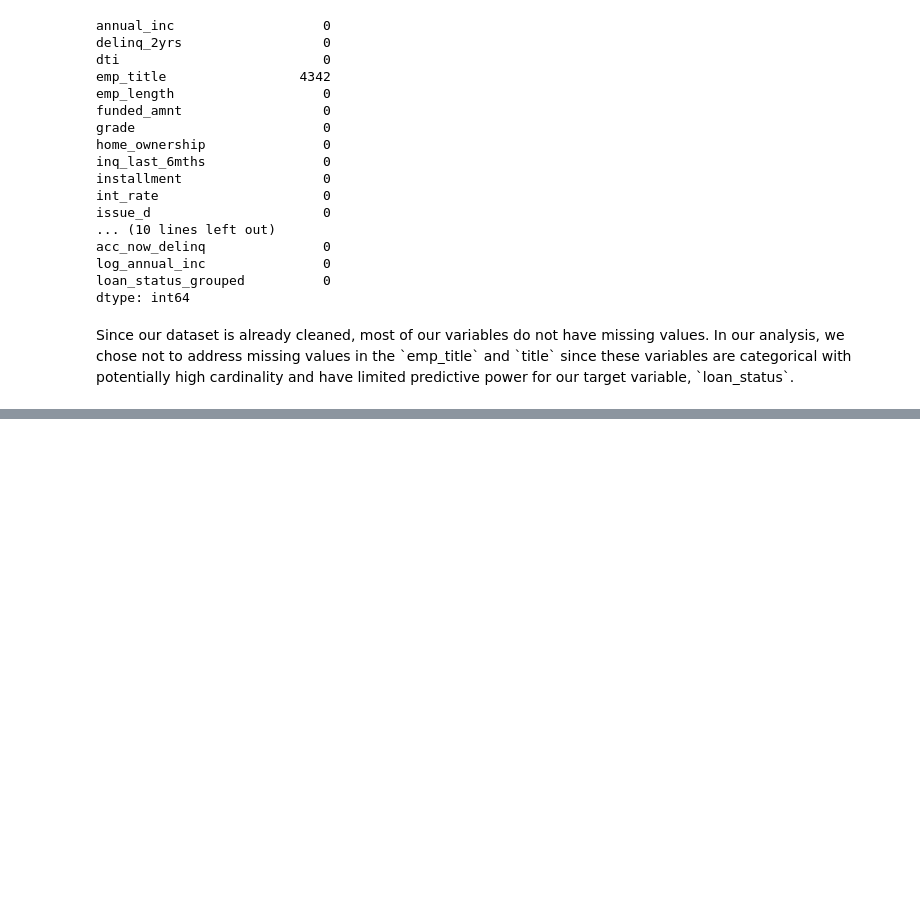
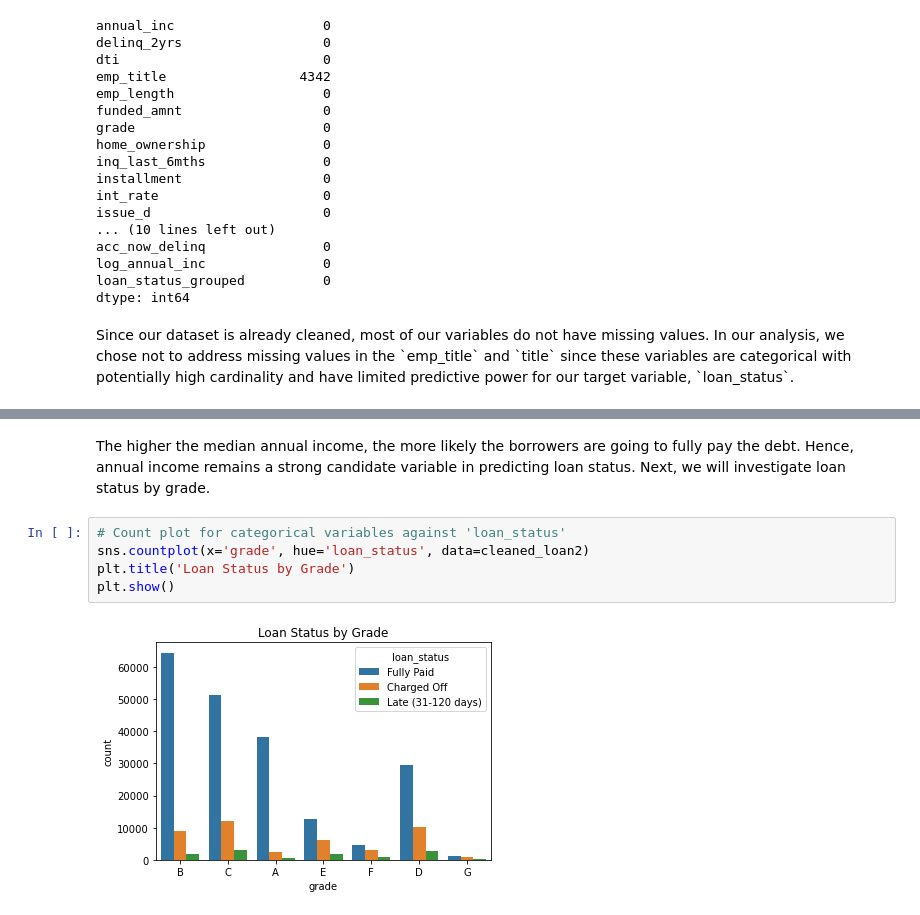
Before and after one commit to tanhl30/HE4045_Project, a Jupyter notebook: 1. Data Cleaning & EDA/EDA.ipynb, the cells around one changed output, grey strips where cells are left out. Cells and saved outputs as stored; diff of their text form; blank space fills up the shorter version.

```diff
--- a/1. Data Cleaning & EDA/EDA.ipynb
+++ b/1. Data Cleaning & EDA/EDA.ipynb
@@ -115,0 +173,9 @@ plt.show()
+# %% [markdown]
+The higher the median annual income, the more likely the borrowers are going to fully pay the debt. Hence, annual income remains a strong candidate variable in predicting loan status. Next, we will investigate loan status by grade.
+# %%
+# Count plot for categorical variables against 'loan_status'
+sns.countplot(x='grade', hue='loan_status', data=cleaned_loan2)
+plt.title('Loan Status by Grade')
+plt.show()
+# %% [output]
+[figure, added]
```
Also changed, not shown: parts of 15 cells of this notebook.
